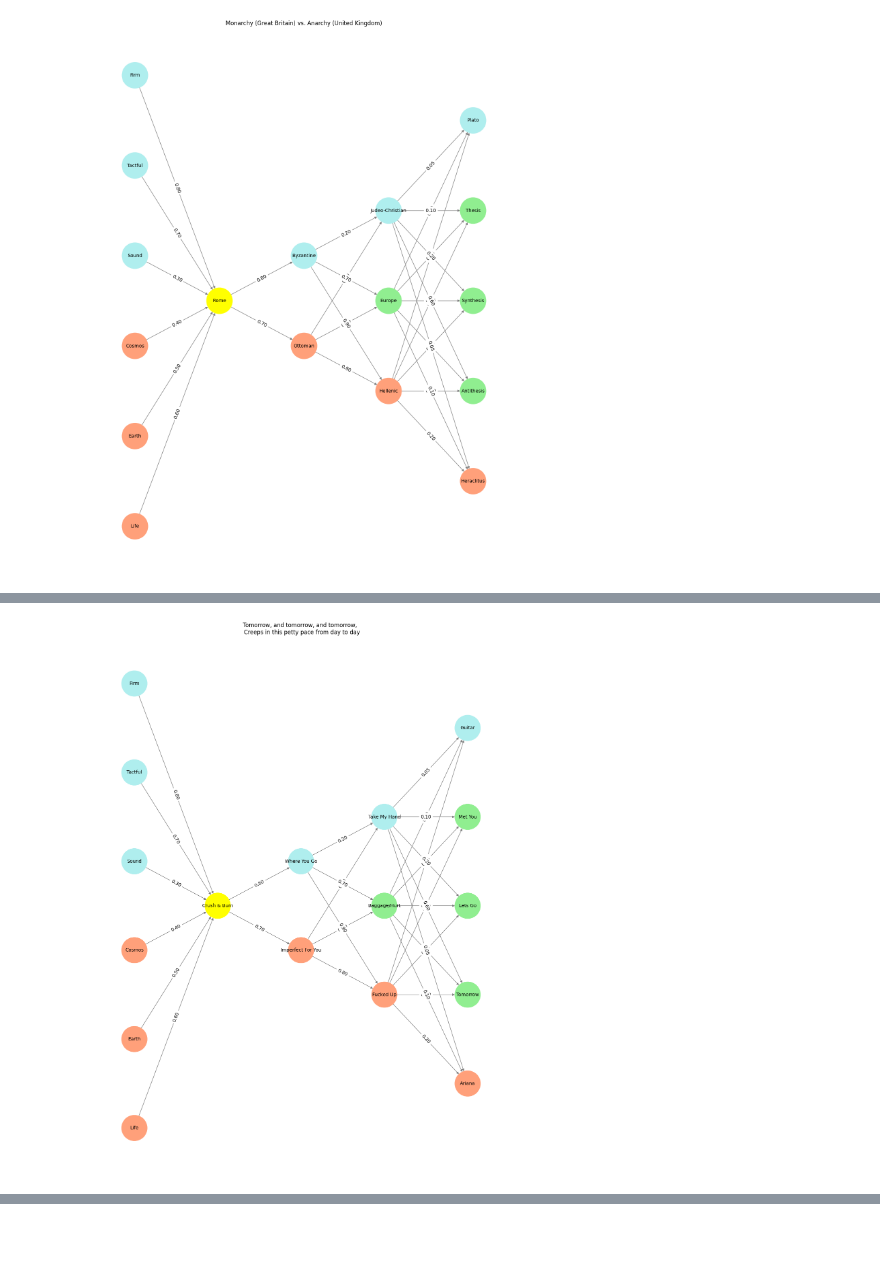
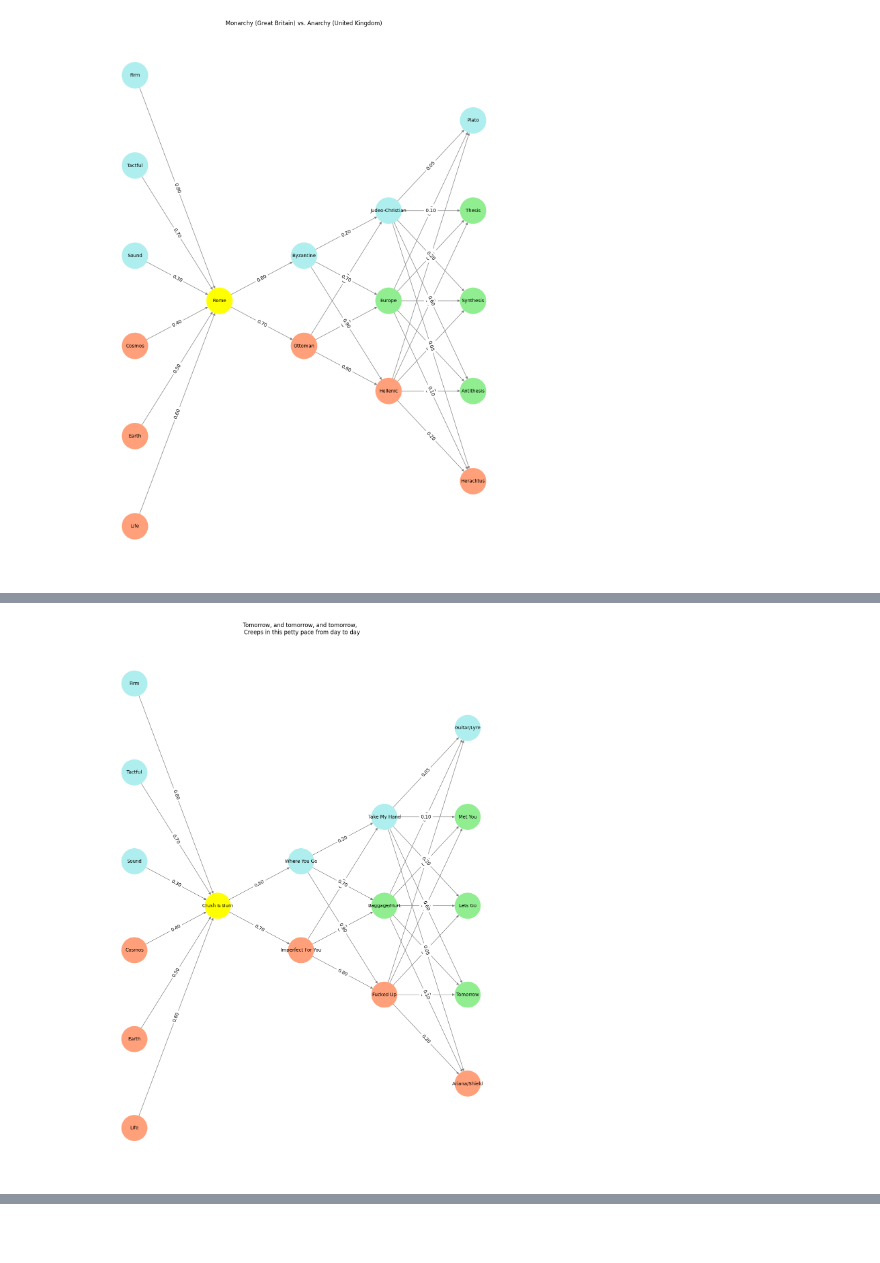
Before and after one commit to abikesa/schubert, a Jupyter notebook: kitabo/ensi/_build/jupyter_execute/act3/part3/part3_3.ipynb, the cells around one changed output, grey strips where cells are left out. Drawn from its saved outputs; the diff is of its cells as text; code cells hidden in the pictures.

Commit message:
something archetypal & resonant in ariana

````diff
--- a/kitabo/ensi/_build/jupyter_execute/act3/part3/part3_3.ipynb
+++ b/kitabo/ensi/_build/jupyter_execute/act3/part3/part3_3.ipynb
@@ -430,7 +430,7 @@ def define_layers():
             'Baggage/Hurt',
             'Take My Hand',
         ],
-        'Output': ['Ariana', 'Tomorrow', 'Lets Go', 'Met You', 'Guitar',    ]
+        'Output': ['Ariana/Shield', 'Tomorrow', 'Lets Go', 'Met You', 'Guitar/Lyre',    ]
     }
 
 # Define weights for the connections
@@ -472,11 +472,11 @@ def assign_colors(node, layer):
         elif node == 'Fucked Up':
             return 'lightsalmon'
     elif layer == 'Output':
-        if node == 'Guitar':
+        if node == 'Guitar/Lyre':
             return 'paleturquoise'
         elif node in ['Lets Go', 'Met You', 'Tomorrow']:
             return 'lightgreen'
-        elif node == 'Ariana':
+        elif node == 'Ariana/Shield':
             return 'lightsalmon'
     return 'lightsalmon'  # Default color
 
@@ -513,34 +513,34 @@ def visualize_nn():
             for j, target in enumerate(layers[target_layer]):
                 weight = weight_matrix[i, j]
                 G.add_edge(source, target, weight=weight)
 
     # Customize edge thickness for specific relationships
     edge_widths = []
     for u, v in G.edges():
         if u in layers['Hidden'] and v == 'Kapital':
             edge_widths.append(6)  # Highlight key edges
         else:
             edge_widths.append(1)
 
     # Draw the graph
     plt.figure(figsize=(12, 16))
     nx.draw(
         G, pos, with_labels=True, node_color=node_colors, edge_color='gray',
         node_size=3000, font_size=10, width=edge_widths
     )
     edge_labels = nx.get_edge_attributes(G, 'weight')
     nx.draw_networkx_edge_labels(G, pos, edge_labels={k: f'{v:.2f}' for k, v in edge_labels.items()})
     plt.title("Tomorrow, and tomorrow, and tomorrow, \n Creeps in this petty pace from day to day")
 
     # Save the figure to a file
     # plt.savefig("figures/logo.png", format="png")
 
     plt.show()
 
 # Run the visualization
 visualize_nn()
 # %% [output]
-[figure, old version]
+[figure, new version]
 # %% [markdown]
 ```{figure} ../../figures/blanche.*
 ---
````
Also changed, not shown: parts of 1 cell of this notebook, 10 other files.
